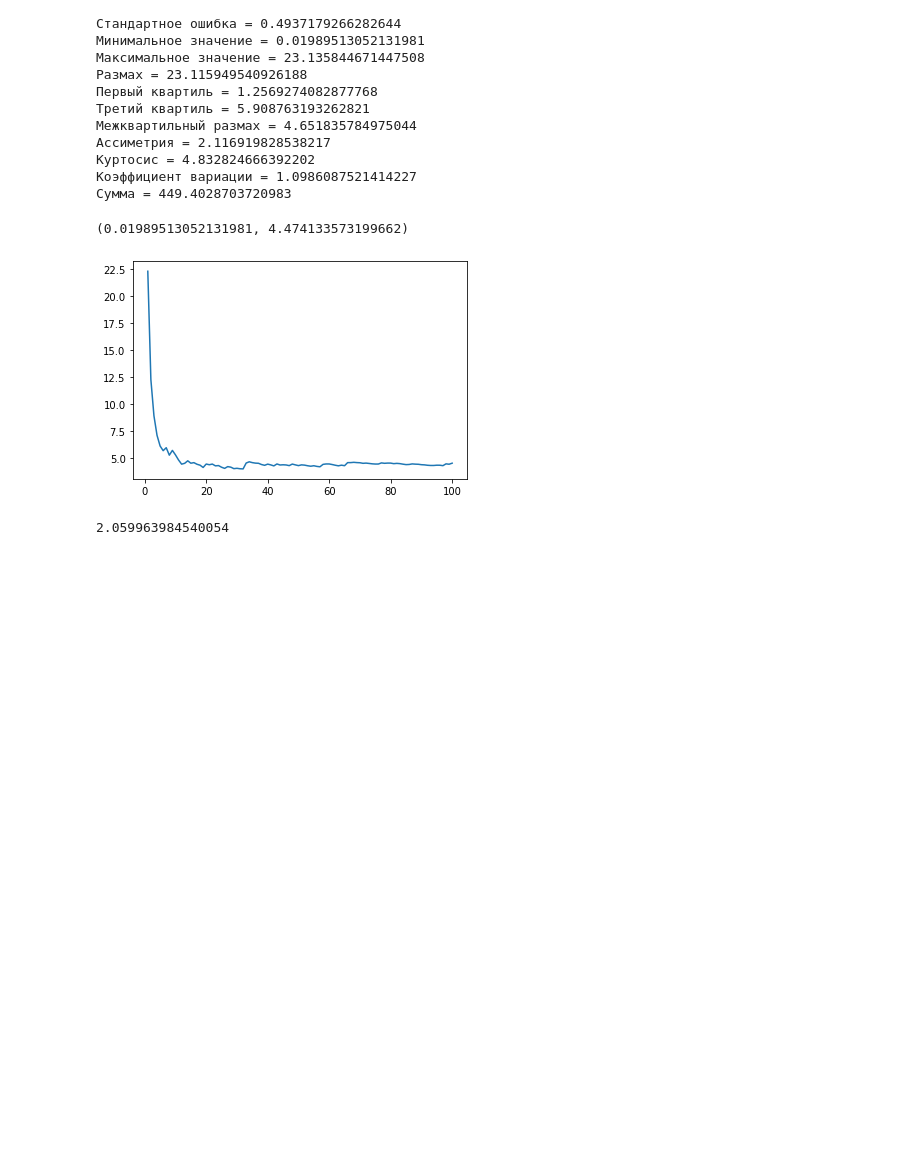
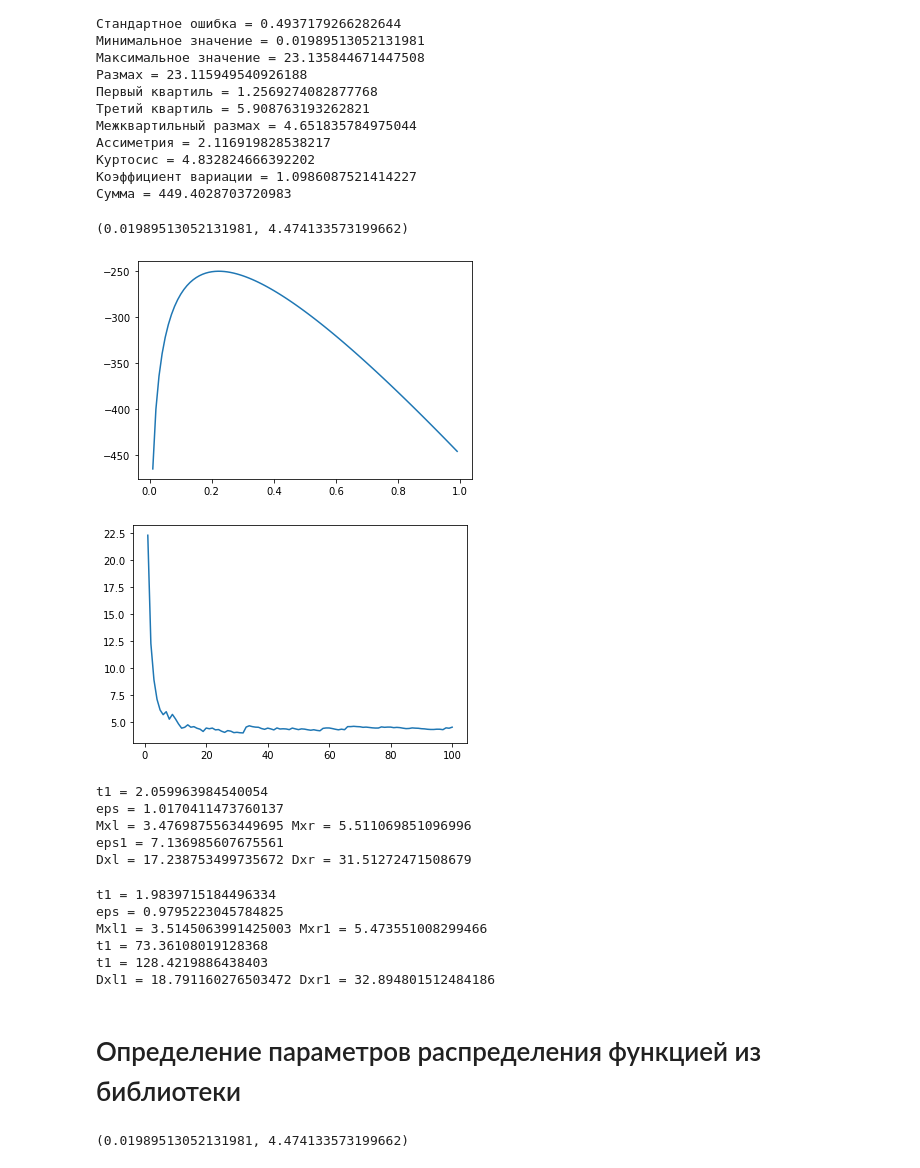
Before and after one commit to asmalcev/statistics, a Jupyter notebook: lab4/task1.ipynb, the cells around one changed output. Saved outputs shown, nothing was run; the diff lists cells and outputs as text; code cells hidden in the pictures; blank space fills up the shorter version.

```diff
--- a/lab4/task1.ipynb
+++ b/lab4/task1.ipynb
@@ -90,30 +90,80 @@ print_analysis(dist_analysis)
 Коэффициент вариации = 1.0986087521414227
 Сумма = 449.4028703720983
 # %%
-print(expon.fit(dist))
-
 def lnL(lm):
 	return dist_analysis['count'] * np.log(lm) - lm * dist_analysis['sum']
 
 def f_lm(k):
 	return sum(dist[:k]) / k
 
 
 p = np.arange(0.01, 1, step=0.01)
 py = lnL(p)
 
 k = np.arange(1, 101, 1)
 ky = list(map(f_lm, k))
 
-# plt.plot( p, py )
+plt.plot( p, py )
+plt.show()
 plt.plot( k, ky )
 plt.show()
 # %% [output]
 (0.01989513052131981, 4.474133573199662)
-[figure, old version]
+[figure, new version]
+[figure, added]
-# %%
-t1 = norm.ppf((1 + B) / 2, 0.1)
-
-print(t1)
-# %% [output]
-2.059963984540054
+# %%
+t1 = norm.ppf((1 + B) / 2, 0.1)
+print('t1 =', t1)
+
+eps = pow(dist_analysis['variance'] / dist_analysis['count'], 0.5) * t1
+print('eps =', eps)
+
+Mxl = dist_analysis['mean'] - eps
+Mxr = dist_analysis['mean'] + eps
+print('Mxl =', Mxl, 'Mxr =', Mxr)
+
+eps1 = pow(2 / (dist_analysis['count'] - 1), 0.5) * dist_analysis['variance'] * t1
+print('eps1 =', eps1)
+
+Dxl = dist_analysis['variance'] - eps1
+Dxr = dist_analysis['variance'] + eps1
+print('Dxl =', Dxl, 'Dxr =', Dxr)
+# %% [output]
+t1 = 2.059963984540054
+eps = 1.0170411473760137
+Mxl = 3.4769875563449695 Mxr = 5.511069851096996
+eps1 = 7.136985607675561
+Dxl = 17.238753499735672 Dxr = 31.51272471508679
+# %%
+t1 = t.ppf((1 + B) / 2, dist_analysis['count'])
+print('t1 =', t1)
+
+eps = pow(dist_analysis['variance'] / dist_analysis['count'], 0.5) * t1
+print('eps =', eps)
+
+Mxl1 = dist_analysis['mean'] - eps
+Mxr1 = dist_analysis['mean'] + eps
+print('Mxl1 =', Mxl1, 'Mxr1 =', Mxr1)
+
+t1 = chi2.ppf((1 - B) / 2, dist_analysis['count'] - 1)
+print('t1 =', t1)
+
+t2 = chi2.ppf((1 + B) / 2, dist_analysis['count'] - 1)
+print('t1 =', t2)
+
+Dxl1 = dist_analysis['variance'] * (dist_analysis['count'] - 1) / t2
+Dxr1 = dist_analysis['variance'] * (dist_analysis['count'] - 1) / t1
+print('Dxl1 =', Dxl1, 'Dxr1 =', Dxr1)
+# %% [output]
+t1 = 1.9839715184496334
+eps = 0.9795223045784825
+Mxl1 = 3.5145063991425003 Mxr1 = 5.473551008299466
+t1 = 73.36108019128368
+t1 = 128.4219886438403
+Dxl1 = 18.791160276503472 Dxr1 = 32.894801512484186
+# %% [markdown]
+# Определение параметров распределения функцией из библиотеки
+# %%
+print(expon.fit(dist))
+# %% [output]
+(0.01989513052131981, 4.474133573199662)
```
Also changed, not shown: parts of 2 cells of this notebook.
